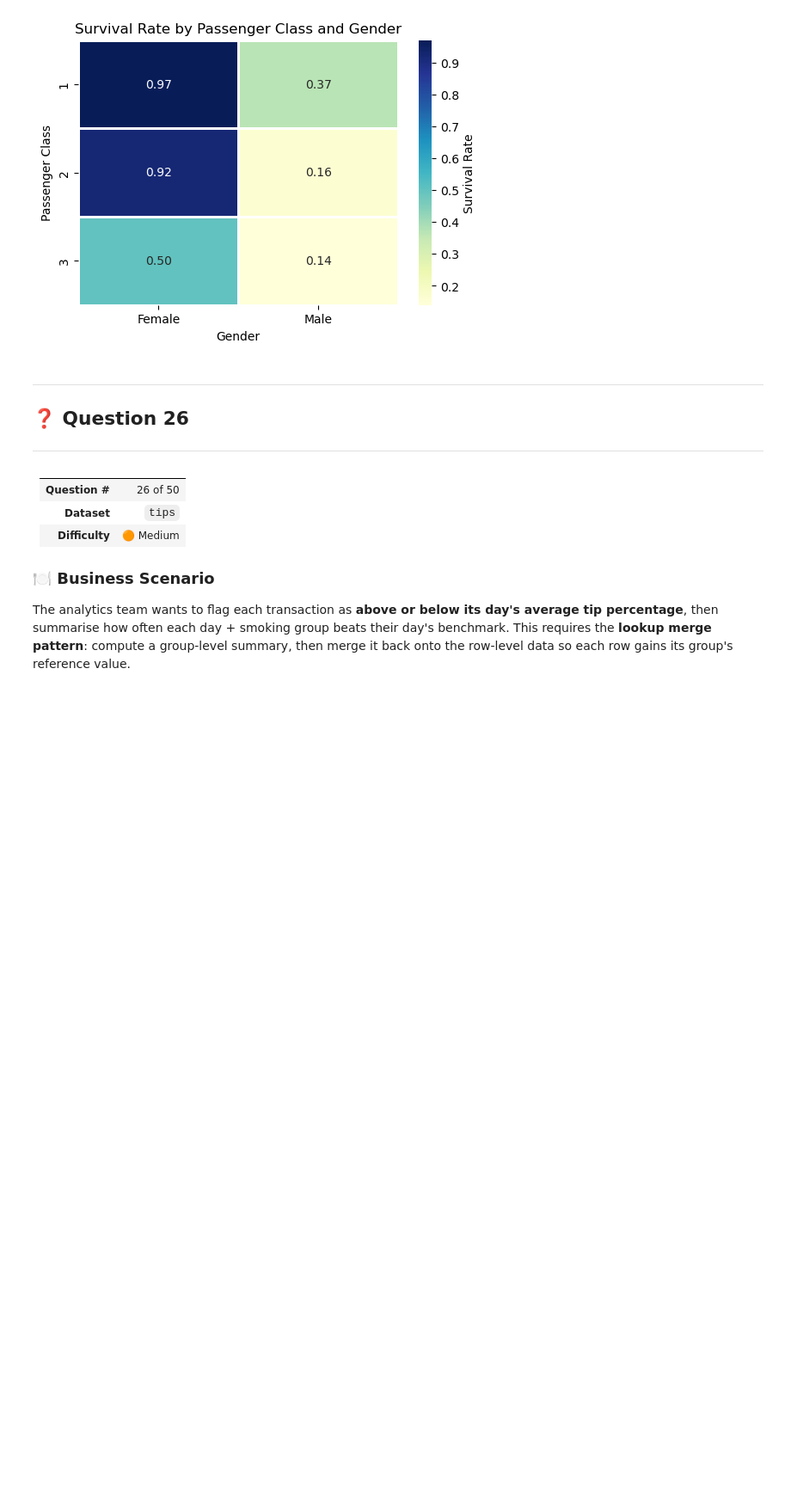
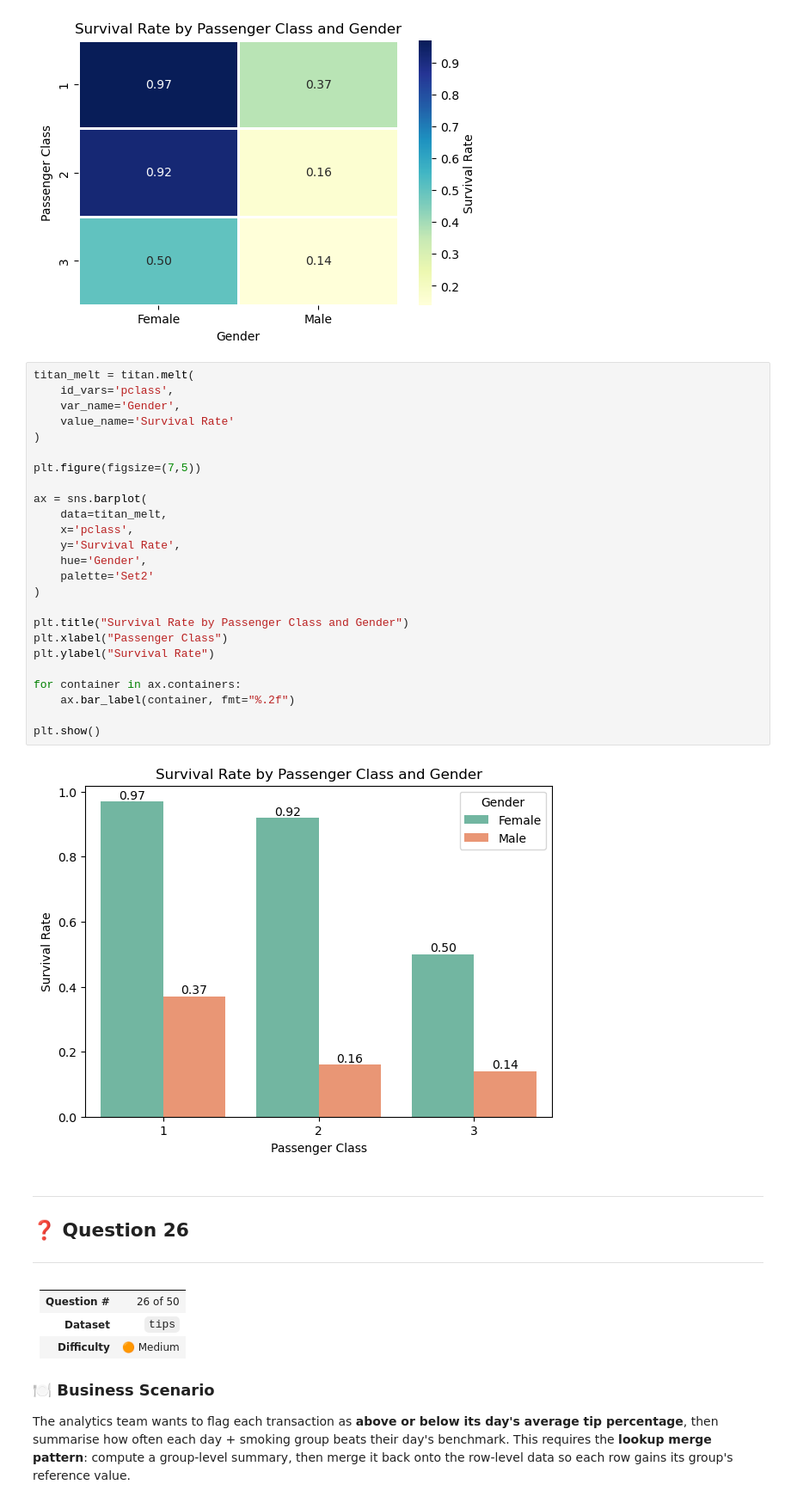
Before and after one commit to abhishekkatewaofficial-lab/Machine-Learning, a Jupyter notebook: Notes/Pandas/4. Practice/Pandas_Practice_Series_Notebook_02.ipynb, the cells around one changed output. Shown at 86% size. Cells and saved outputs as stored; diff of their text form; blank space fills up the shorter version.

```diff
--- a/Notes/Pandas/4. Practice/Pandas_Practice_Series_Notebook_02.ipynb
+++ b/Notes/Pandas/4. Practice/Pandas_Practice_Series_Notebook_02.ipynb
@@ -4821,6 +4821,33 @@ plt.ylabel("Passenger Class")
 plt.show()
 # %% [output]
 [figure]
+# %%
+titan_melt = titan.melt(
+    id_vars='pclass',
+    var_name='Gender',
+    value_name='Survival Rate'
+)
+
+plt.figure(figsize=(7,5))
+
+ax = sns.barplot(
+    data=titan_melt,
+    x='pclass',
+    y='Survival Rate',
+    hue='Gender',
+    palette='Set2'
+)
+
+plt.title("Survival Rate by Passenger Class and Gender")
+plt.xlabel("Passenger Class")
+plt.ylabel("Survival Rate")
+
+for container in ax.containers:
+    ax.bar_label(container, fmt="%.2f")
+
+plt.show()
+# %% [output]
+[figure, added]
 # %% [markdown]
 ---
 
```
Also changed, not shown: 3 other files.
